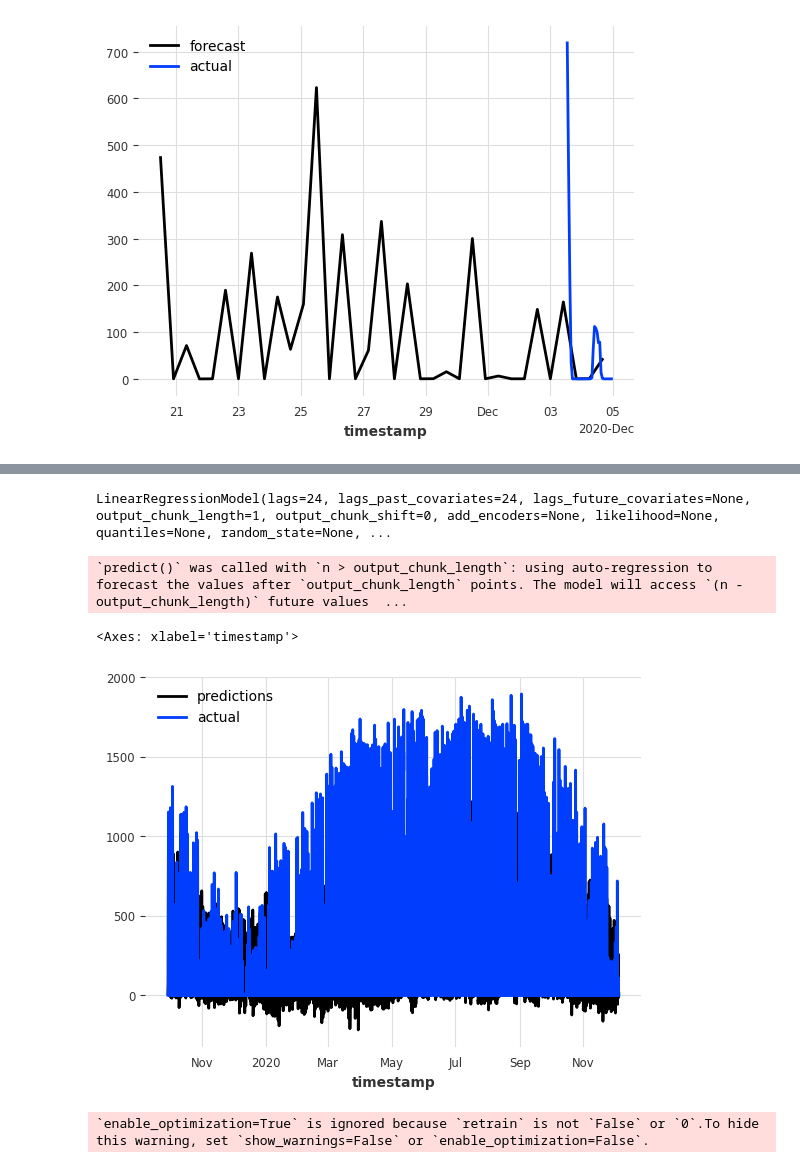
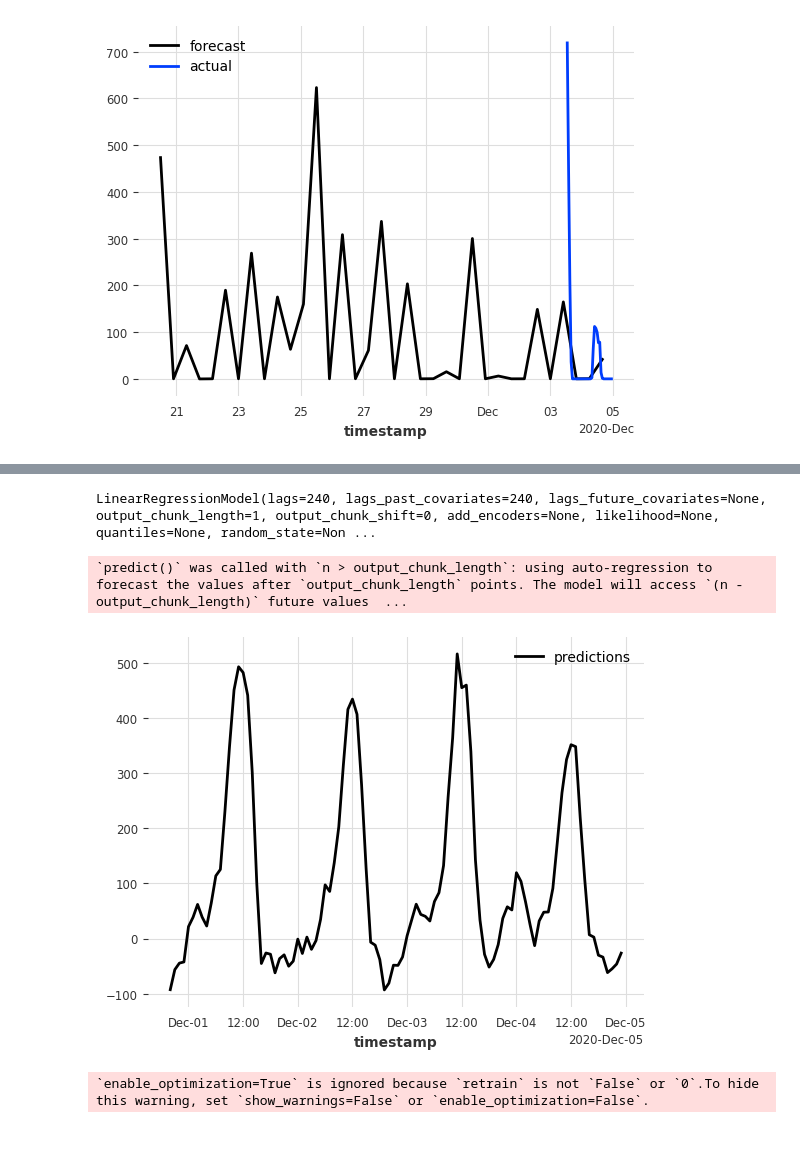
Before and after one commit to iffthomas/Axpo-Datathon-Challenge-2024, a Jupyter notebook: notebooks/spot_market.ipynb, the cells around one changed output, grey strips where cells are left out. Drawn from its saved outputs; the diff is of its cells as text; code cells hidden in the pictures; blank space fills up the shorter version.

```diff
--- a/notebooks/spot_market.ipynb
+++ b/notebooks/spot_market.ipynb
@@ -303,23 +283,21 @@ test_series = series.univariate_component(0)
 # %%
 from darts.models import LinearRegressionModel
 
-linear_model = LinearRegressionModel(lags=24, lags_past_covariates=24)
+linear_model = LinearRegressionModel(lags=240, lags_past_covariates=240)
 linear_model.fit(series = train_target, past_covariates = train_coev)
-linear_model.historical_forecasts(series = test_series, past_covariates = test_coev, start = 0.8, forecast_horizon = 3, stride = 1, retrain = False)
 # %% [output]
-LinearRegressionModel(lags=24, lags_past_covariates=24, lags_future_covariates=None, output_chunk_length=1, output_chunk_shift=0, add_encoders=None, likelihood=None, quantiles=None, random_state=None, ...
+LinearRegressionModel(lags=240, lags_past_covariates=240, lags_future_covariates=None, output_chunk_length=1, output_chunk_shift=0, add_encoders=None, likelihood=None, quantiles=None, random_state=Non ...
 # %%
 predictions = linear_model.predict(n=len(val_target), series=train_target, past_covariates=test_coev)
-predictions.plot(label='predictions')
+predictions[-100:].plot(label='predictions')
 timestamp = pd.Timestamp('2020-12-04 23:00:00')
 ground_truth = val_target.slice_n_points_before(end_ts = timestamp, n = len(predictions))
 
-ground_truth.plot(label='actual')
-linear_model.residuals().plot(label='residuals')
+#ground_truth.plot(label='actual')
+#linear_model.residuals().plot(label='residuals')
 # %% [output]
 `predict()` was called with `n > output_chunk_length`: using auto-regression to forecast the values after `output_chunk_length` points. The model will access `(n - output_chunk_length)` future values  ...
-<Axes: xlabel='timestamp'>
-[figure, old version]
+[figure, new version]
 # %%
 linear_model.residuals(series=val_target, past_covariates= test_coev).plot(label='residuals')
 # %% [output]
```
Also changed, not shown: parts of 15 cells of this notebook.
